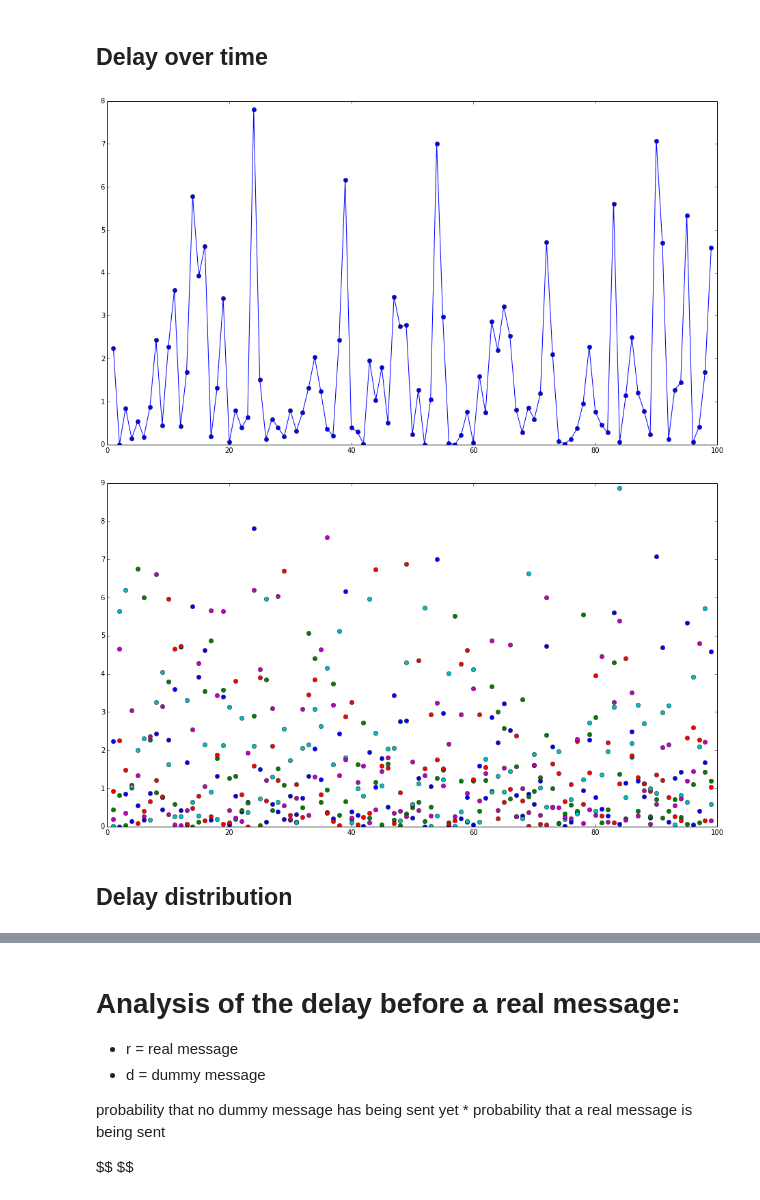
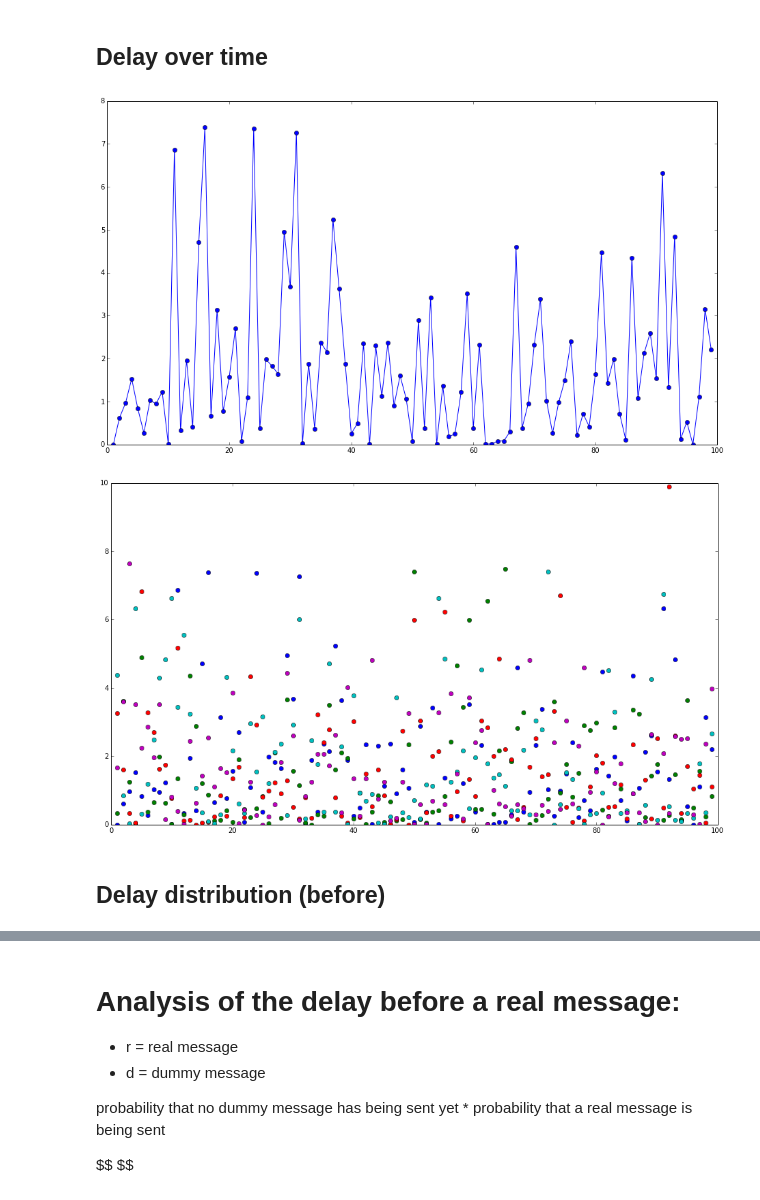
Before and after one commit to hoh/Hubbub, a Jupyter notebook: Analysis.ipynb, the cells around one changed output, grey strips where cells are left out. Saved outputs shown, nothing was run; the diff lists cells and outputs as text; code cells hidden in the pictures.

Commit message:
Added analysis of After delay

```diff
--- a/Analysis.ipynb
+++ b/Analysis.ipynb
@@ -279,16 +280,16 @@ real std  1.52682063011
 # %%
 r = r_mixed[0]
 figure()
-plot(r['delta'][:100], 'o-')
+plot(r['before'][:100], 'o-')
 show()
 
 figure()
 for r in r_mixed:
-    plot(r['delta'][:100], 'o')
+    plot(r['before'][:100], 'o')
 show()
 # %% [output]
-[figure, old version]
+[figure, new version]
-[figure, old version]
+[figure, new version]
 # %% [markdown]
-## Delay distribution
+## Delay distribution (before)
 # %%
```
Also changed, not shown: parts of 15 cells of this notebook.
